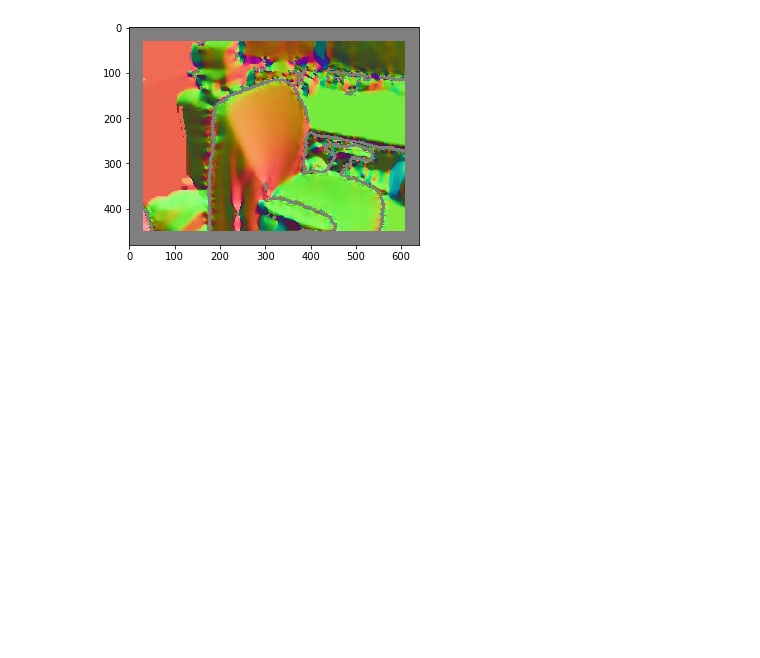
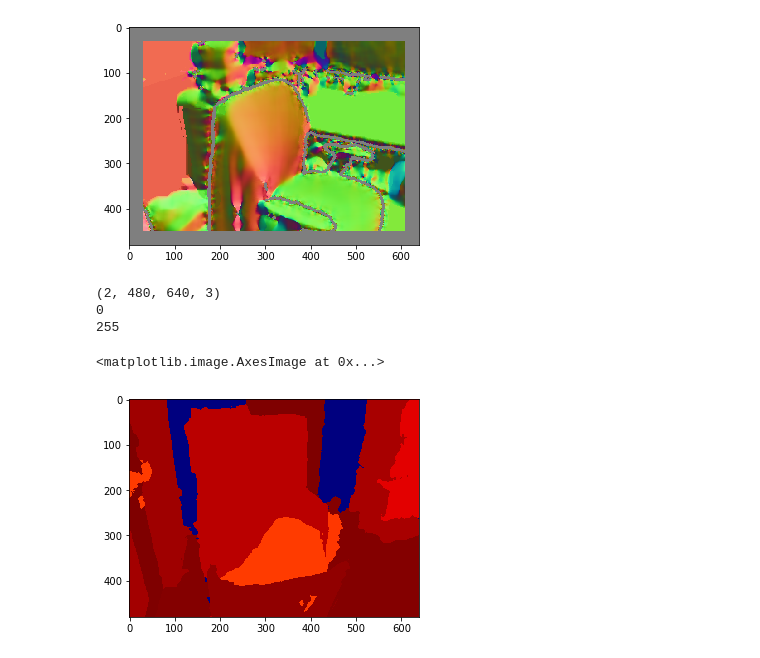
Before and after one commit to StevenHickson/Adapnet-Shape, a Jupyter notebook: Scannet_dataset.ipynb, the cells around one changed output. Cells and saved outputs as stored; diff of their text form; code cells hidden in the pictures; blank space fills up the shorter version.

```diff
--- a/Scannet_dataset.ipynb
+++ b/Scannet_dataset.ipynb
@@ -60,7 +61,7 @@ plt.imshow((normals + 1) / 2.0)
 # %%
 label_nyu_mapping = dict()
 label_nyu_mapping[0] = 0
-with open('/media/steve/Seagate Backup Plus Drive/scannetv2-labels.combined.tsv') as tsvfile:
+with open('/data4/scannetv2-labels.combined.tsv') as tsvfile:
     reader = csv.reader(tsvfile, delimiter='\t')
     start = True
     for row in reader:
@@ -152,3 +153,43 @@ with open("scannet_train.txt", "w") as text_file:
             labels_name = path + '/label-filt/' + str(frame_number) + '.png'
             if os.path.isfile(depth_name) and os.path.isfile(labels_name):
                 text_file.write(rgb + ',' + depth_name + ',' + labels_name + '\n')
+# %%
+vmin = None
+vmax = None
+os.environ["CUDA_VISIBLE_DEVICES"]="-1"
+config = tf.ConfigProto(device_count = {'GPU': 0})
+with tf.Session(config=config) as sess:
+    value = tf.placeholder(tf.uint8, [2, 480, 640])
+    vmin = tf.reduce_min(value) if vmin is None else vmin
+    vmax = tf.reduce_max(value) if vmax is None else vmax
+    new_value = (value - vmin) / (vmax - vmin) # vmin..vmax
+
+    # squeeze last dim if it exists
+    new_value = tf.squeeze(value)
+
+    # quantize
+    indices = tf.to_int32(tf.round(value * 255))
+
+    # gather
+    cm = matplotlib.cm.get_cmap('jet')
+    colors = cm(np.arange(256))[:, :3]
+    colors = tf.constant(colors, dtype=tf.float32)
+    new_value = tf.cast(tf.gather(colors, indices) * 255, tf.uint8)
+
+    feed_dict = {value: np.concatenate([labels_nyu.reshape(1,480,640), labels_nyu.reshape(1,480,640)],axis=0)}
+    output = sess.run([new_value], feed_dict=feed_dict)
+# %%
+output = np.array(output).reshape(2,480,640,3)
+print output.shape
+print np.min(output)
+print np.max(output)
+#output = output.astype(np.uint8)
+# %% [output]
+(2, 480, 640, 3)
+0
+255
+# %%
+plt.imshow(output[1,:,:,:])
+# %% [output]
+<matplotlib.image.AxesImage at 0x...>
+[figure, added]
```
Also changed, not shown: parts of 7 cells of this notebook, 5 other files.
